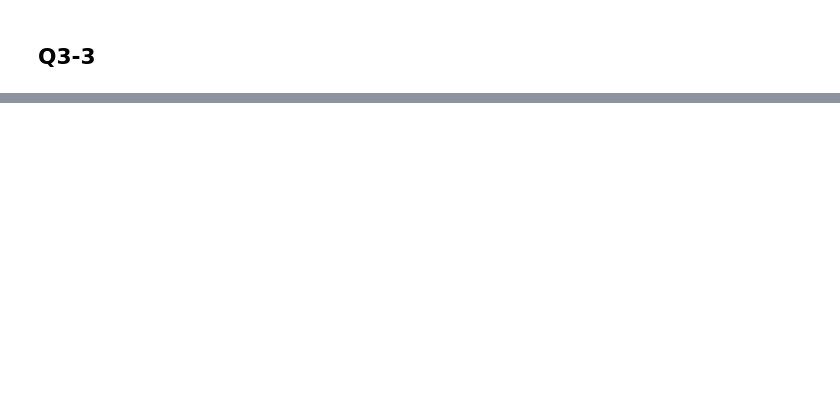
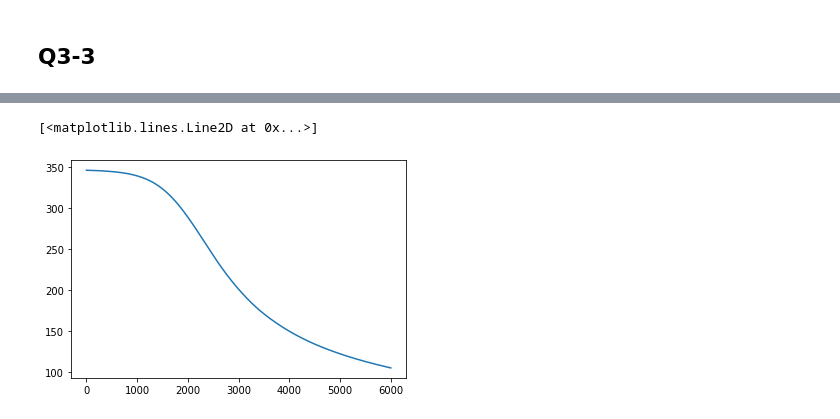
Before and after one commit to ziheyang/2020Fall, a Jupyter notebook: ANLY590-Neural Nets/hw2/hw2.ipynb, the cells around one changed output, grey strips where cells are left out. Drawn from its saved outputs; the diff is of its cells as text; code cells hidden in the pictures; blank space fills up the shorter version.

```diff
--- a/ANLY590-Neural Nets/hw2/hw2.ipynb
+++ b/ANLY590-Neural Nets/hw2/hw2.ipynb
@@ -310,0 +353,22 @@ plt.scatter(x[:,0],x[:,1],c=y)
+# %%
+def grad_descent_with_momentum_2(x, y,  iterations=10, learning_rate=1e-2, alpha = 1e-2):
+    np.random.seed(10)
+    point = np.random.uniform(-.1,.1,size=17).astype("float128")
+    trajectory = [point]
+    v = np.zeros(point.size)
+
+    losses = [loss(y, yhat(x, *pack_params(point)))]
+
+    for i in range(iterations):
+        grad = grad_f_2(point, x, y)
+        v = alpha * v + learning_rate * grad
+        point = point + v
+        trajectory.append(point)
+        losses.append(loss(y, yhat(x, *pack_params(point))))
+    return (np.array(trajectory), losses)
+# %%
+traj, losses = grad_descent_with_momentum_2(x, y, iterations=6000,learning_rate=1e-2, alpha = 0.1)
+plt.plot(losses)
+# %% [output]
+[<matplotlib.lines.Line2D at 0x...>]
+[figure, added]
```
Also changed, not shown: parts of 24 cells of this notebook.
